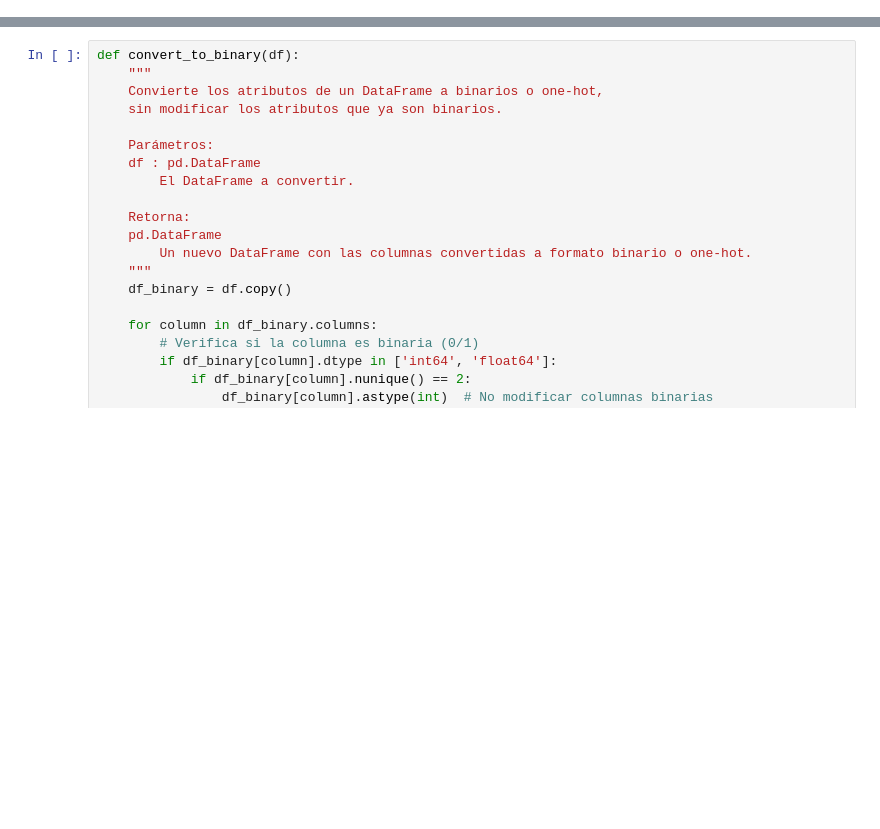
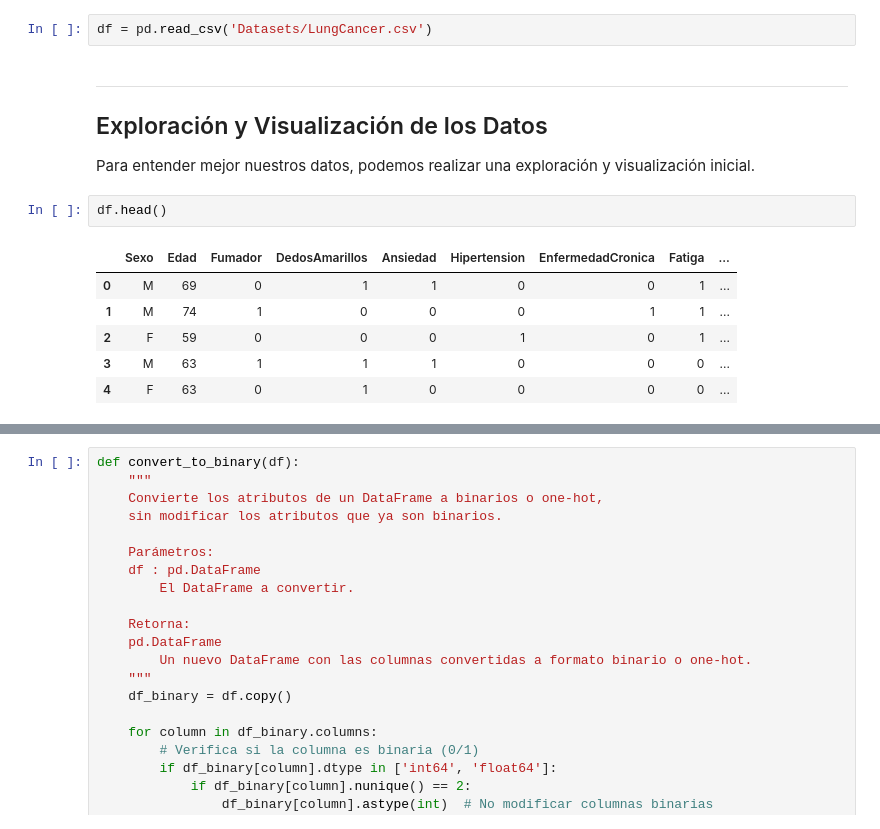
Before and after one commit to frabadd/ComputacionEvolutiva, a Jupyter notebook: solucion_2.ipynb, the cells around one changed output, grey strips where cells are left out. Drawn from its saved outputs; the diff is of its cells as text; blank space fills up the shorter version.

```diff
--- a/solucion_2.ipynb
+++ b/solucion_2.ipynb
@@ -39,0 +20,15 @@ Passing `palette` without assigning `hue` is deprecated and will be removed in v
+# %%
+df = pd.read_csv('Datasets/LungCancer.csv')
+# %% [markdown]
+---
+## Exploración y Visualización de los Datos
+Para entender mejor nuestros datos, podemos realizar una exploración y visualización inicial.
+# %%
+df.head()
+# %% [output]
+|  | Sexo | Edad | Fumador | DedosAmarillos | Ansiedad | Hipertension | EnfermedadCronica | Fatiga | ... |
+| 0 | M | 69 | 0 | 1 | 1 | 0 | 0 | 1 | ... |
+| 1 | M | 74 | 1 | 0 | 0 | 0 | 1 | 1 | ... |
+| 2 | F | 59 | 0 | 0 | 0 | 1 | 0 | 1 | ... |
+| 3 | M | 63 | 1 | 1 | 1 | 0 | 0 | 0 | ... |
+| 4 | F | 63 | 0 | 1 | 0 | 0 | 0 | 0 | ... |
```
Also changed, not shown: parts of 42 cells of this notebook.
